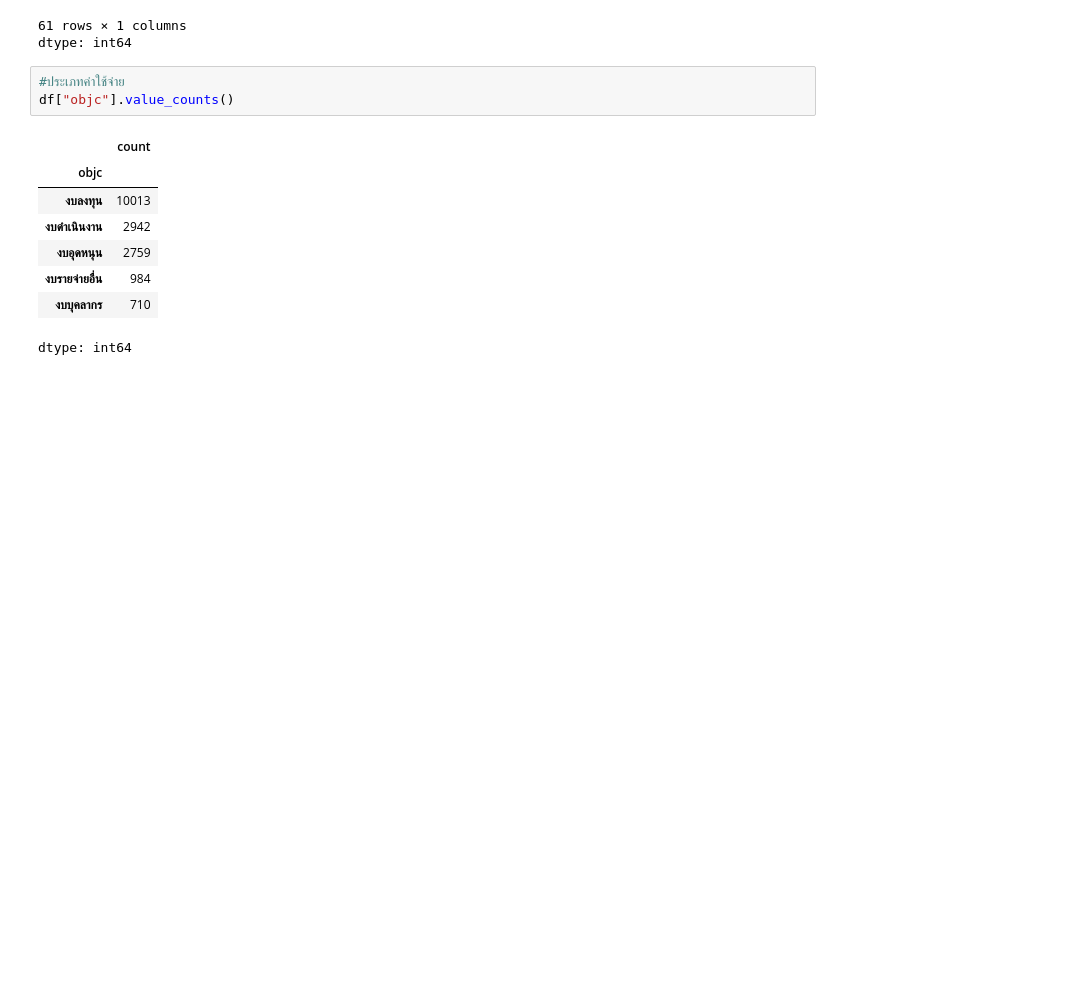
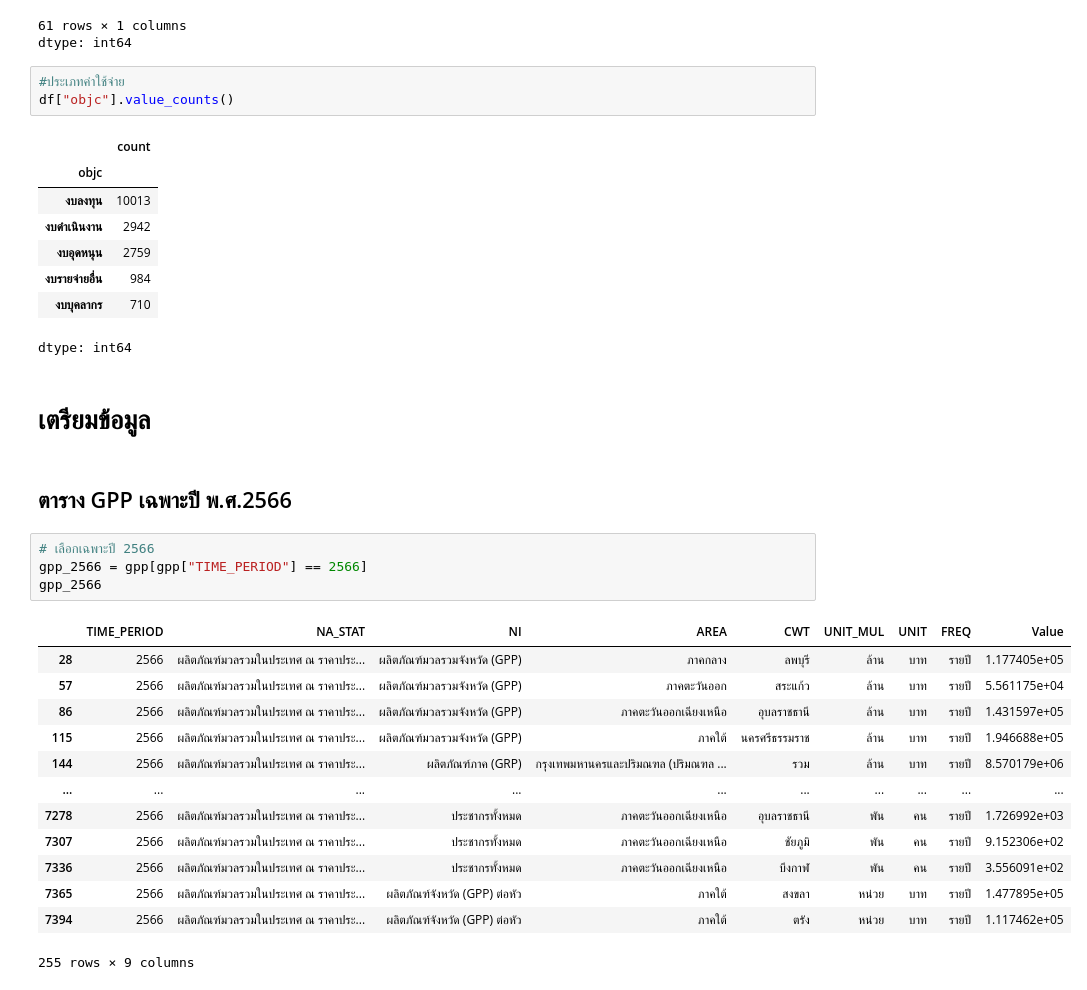
Before and after one commit to niradaa-art/project_BP_group8, a Jupyter notebook: Project_Colab_group8.ipynb, the cells around one changed output. Saved outputs shown, nothing was run; the diff lists cells and outputs as text; blank space fills up the shorter version.

```diff
--- a/Project_Colab_group8.ipynb
+++ b/Project_Colab_group8.ipynb
@@ -220,3 +288,25 @@ df["objc"].value_counts()
 | งบรายจ่ายอื่น | 984 |
 | งบบุคลากร | 710 |
 dtype: int64
+# %% [markdown]
+# เตรียมข้อมูล
+# %% [markdown]
+## ตาราง GPP เฉพาะปี พ.ศ.2566
+# %%
+# เลือกเฉพาะปี 2566
+gpp_2566 = gpp[gpp["TIME_PERIOD"] == 2566]
+gpp_2566
+# %% [output]
+|  | TIME_PERIOD | NA_STAT | NI | AREA | CWT | UNIT_MUL | UNIT | FREQ | Value |
+| 28 | 2566 | ผลิตภัณฑ์มวลรวมในประเทศ ณ ราคาประ... | ผลิตภัณฑ์มวลรวมจังหวัด (GPP) | ภาคกลาง | ลพบุรี | ล้าน | บาท | รายปี | 1.177405e+05 |
+| 57 | 2566 | ผลิตภัณฑ์มวลรวมในประเทศ ณ ราคาประ... | ผลิตภัณฑ์มวลรวมจังหวัด (GPP) | ภาคตะวันออก | สระแก้ว | ล้าน | บาท | รายปี | 5.561175e+04 |
+| 86 | 2566 | ผลิตภัณฑ์มวลรวมในประเทศ ณ ราคาประ... | ผลิตภัณฑ์มวลรวมจังหวัด (GPP) | ภาคตะวันออกเฉียงเหนือ | อุบลราชธานี | ล้าน | บาท | รายปี | 1.431597e+05 |
+| 115 | 2566 | ผลิตภัณฑ์มวลรวมในประเทศ ณ ราคาประ... | ผลิตภัณฑ์มวลรวมจังหวัด (GPP) | ภาคใต้ | นครศรีธรรมราช | ล้าน | บาท | รายปี | 1.946688e+05 |
+| 144 | 2566 | ผลิตภัณฑ์มวลรวมในประเทศ ณ ราคาประ... | ผลิตภัณฑ์ภาค (GRP) | กรุงเทพมหานครและปริมณฑล (ปริมณฑล ... | รวม | ล้าน | บาท | รายปี | 8.570179e+06 |
+| ... | ... | ... | ... | ... | ... | ... | ... | ... | ... |
+| 7278 | 2566 | ผลิตภัณฑ์มวลรวมในประเทศ ณ ราคาประ... | ประชากรทั้งหมด | ภาคตะวันออกเฉียงเหนือ | อุบลราชธานี | พัน | คน | รายปี | 1.726992e+03 |
+| 7307 | 2566 | ผลิตภัณฑ์มวลรวมในประเทศ ณ ราคาประ... | ประชากรทั้งหมด | ภาคตะวันออกเฉียงเหนือ | ชัยภูมิ | พัน | คน | รายปี | 9.152306e+02 |
+| 7336 | 2566 | ผลิตภัณฑ์มวลรวมในประเทศ ณ ราคาประ... | ประชากรทั้งหมด | ภาคตะวันออกเฉียงเหนือ | บึงกาฬ | พัน | คน | รายปี | 3.556091e+02 |
+| 7365 | 2566 | ผลิตภัณฑ์มวลรวมในประเทศ ณ ราคาประ... | ผลิตภัณฑ์จังหวัด (GPP) ต่อหัว | ภาคใต้ | สงขลา | หน่วย | บาท | รายปี | 1.477895e+05 |
+| 7394 | 2566 | ผลิตภัณฑ์มวลรวมในประเทศ ณ ราคาประ... | ผลิตภัณฑ์จังหวัด (GPP) ต่อหัว | ภาคใต้ | ตรัง | หน่วย | บาท | รายปี | 1.117462e+05 |
+255 rows × 9 columns
```
Also changed, not shown: parts of 20 cells of this notebook.
